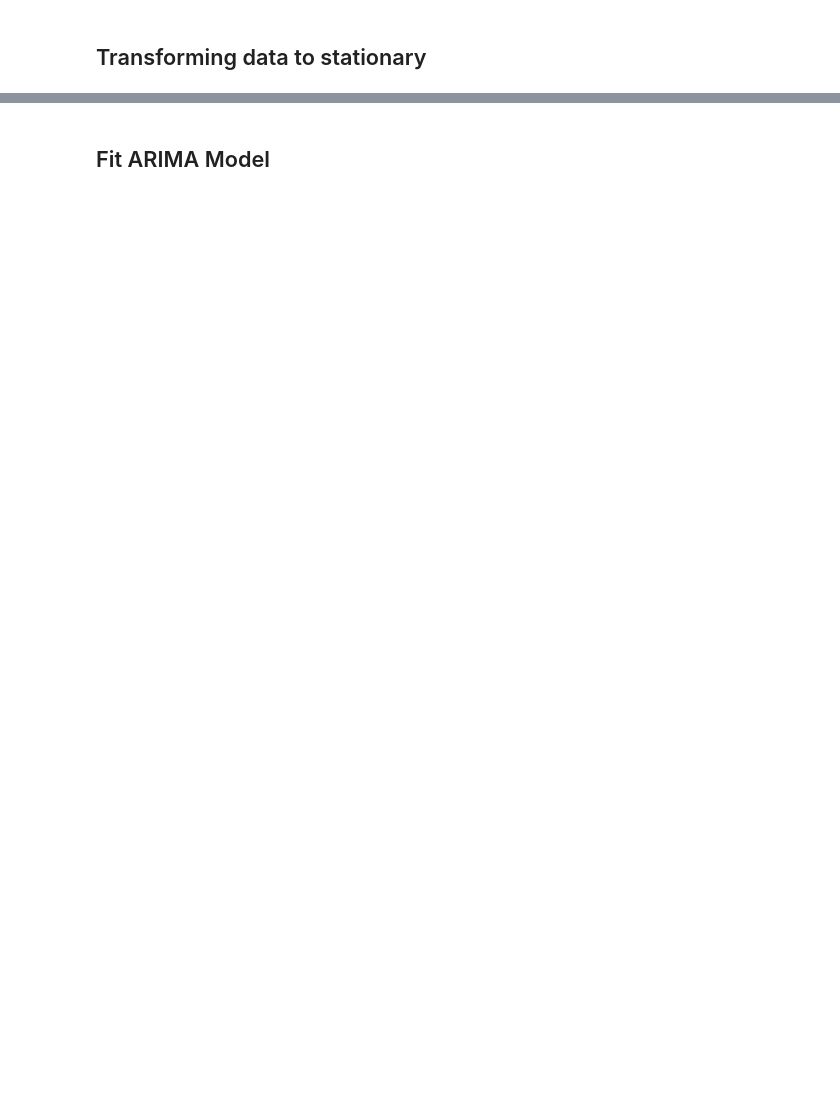
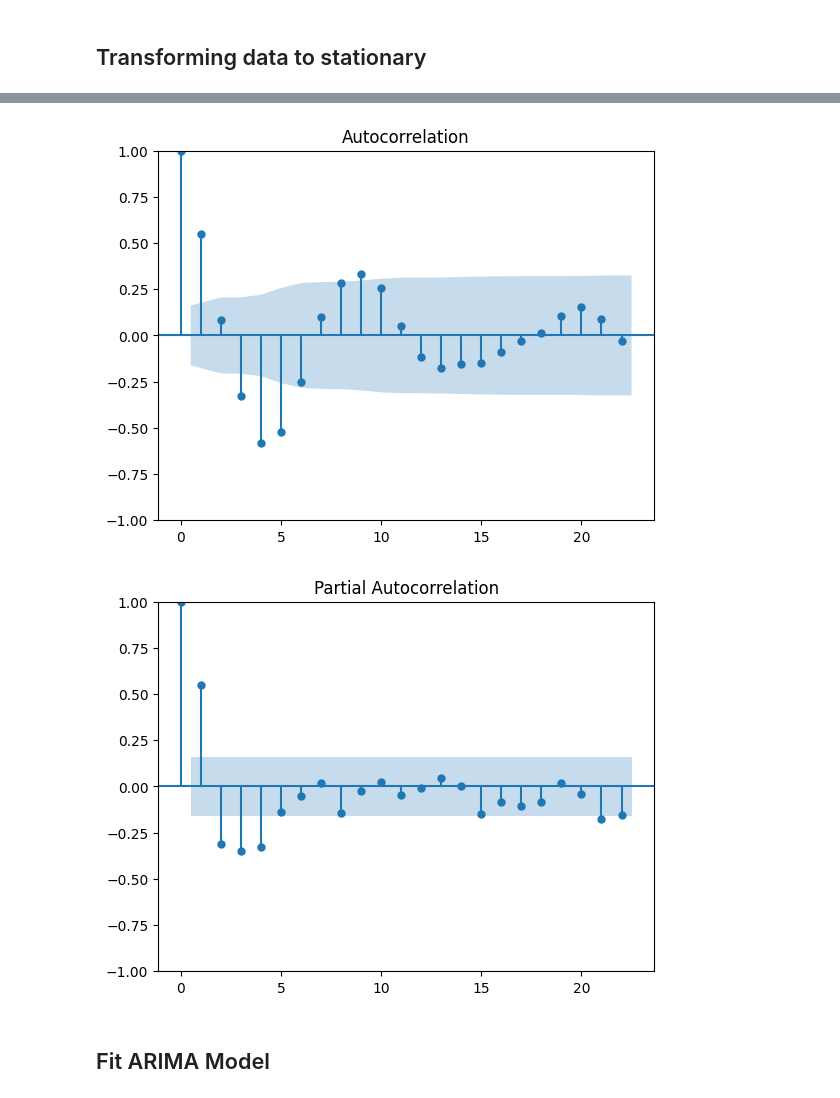
Before and after one commit to JamieW365/londoncrime, a Jupyter notebook: notebooks/exploratory/jw-3-modelling.ipynb, the cells around one changed output, grey strips where cells are left out. Saved outputs shown, nothing was run; the diff lists cells and outputs as text; code cells hidden in the pictures; blank space fills up the shorter version.

```diff
--- a/notebooks/exploratory/jw-3-modelling.ipynb
+++ b/notebooks/exploratory/jw-3-modelling.ipynb
@@ -114,3 +163,10 @@ pacf_diff = plot_pacf(df_train_diff)
+# %%
+acf_diff = plot_acf(residual.dropna())
+
+pacf_diff = plot_pacf(residual.dropna())
+# %% [output]
+[figure, added]
+[figure, added]
 # %% [markdown]
 ## Fit ARIMA Model
 # %%
```
Also changed, not shown: parts of 18 cells of this notebook.
